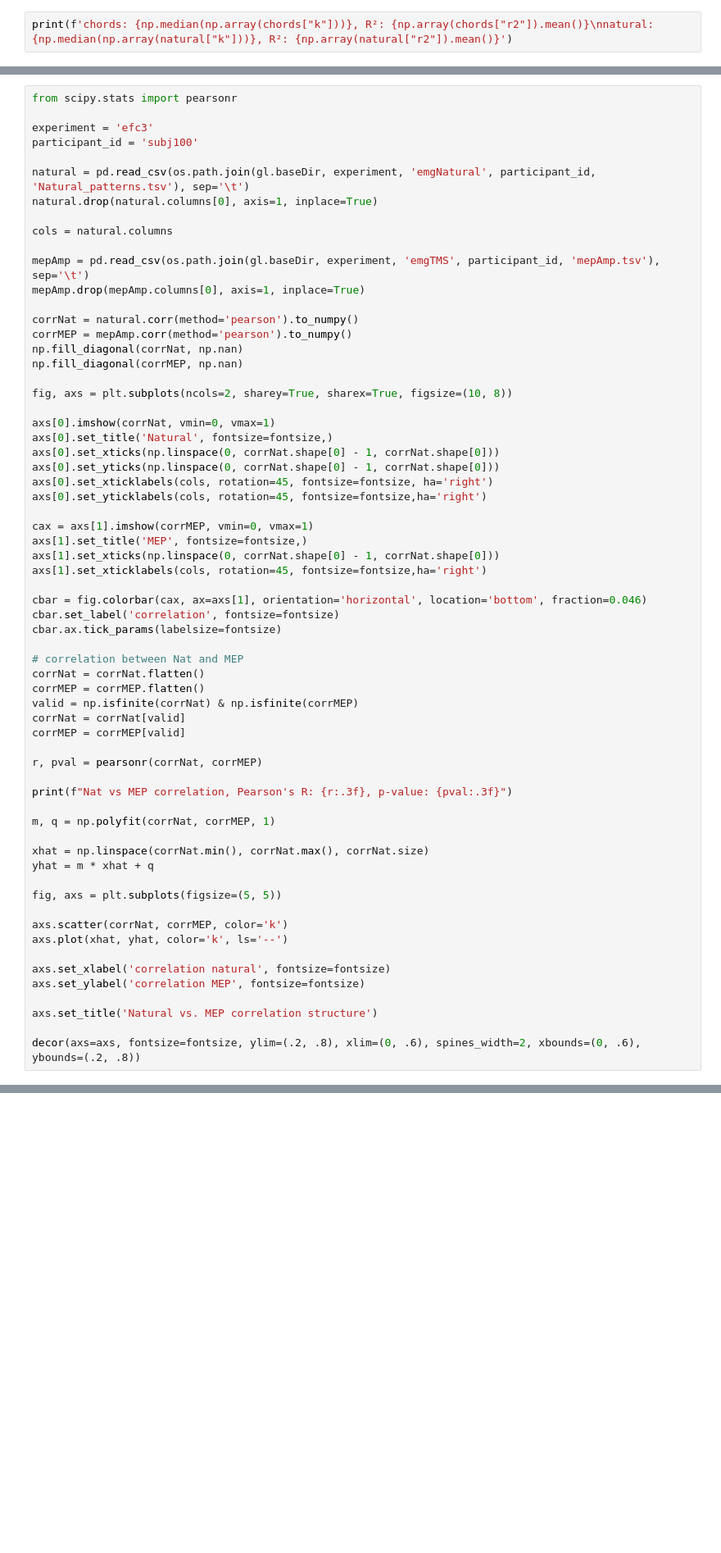
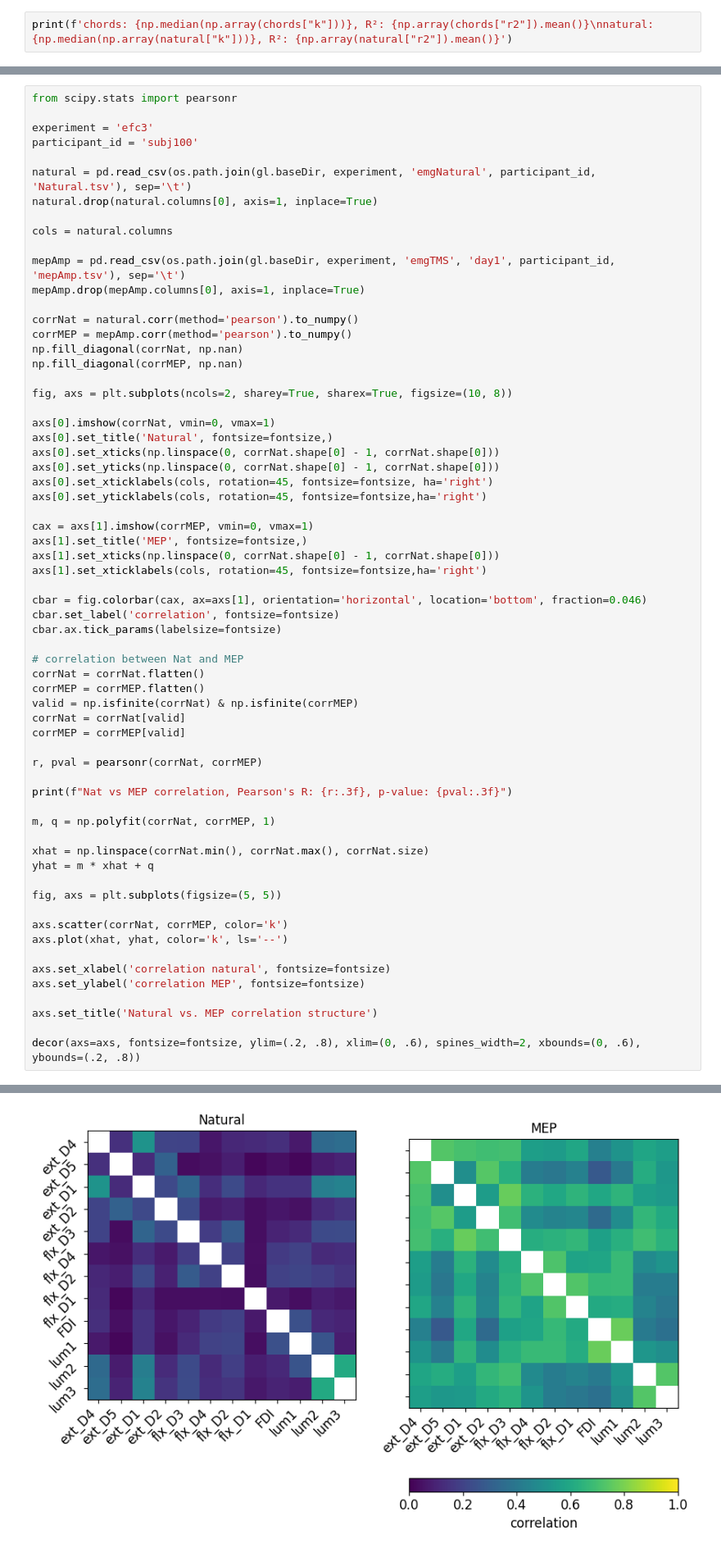
Before and after one commit to mnlmrc/extension-flexion-chords, a Jupyter notebook: notebooks/main.ipynb, the cells around one changed output, grey strips where cells are left out. Shown at 82% size. Drawn from its saved outputs; the diff is of its cells as text; blank space fills up the shorter version.

```diff
--- a/notebooks/main.ipynb
+++ b/notebooks/main.ipynb
@@ -1156,12 +1199,12 @@ from scipy.stats import pearsonr
 experiment = 'efc3'
 participant_id = 'subj100'
 
-natural = pd.read_csv(os.path.join(gl.baseDir, experiment, 'emgNatural', participant_id, 'Natural_patterns.tsv'), sep='\t')
+natural = pd.read_csv(os.path.join(gl.baseDir, experiment, 'emgNatural', participant_id, 'Natural.tsv'), sep='\t')
 natural.drop(natural.columns[0], axis=1, inplace=True)
 
 cols = natural.columns
 
-mepAmp = pd.read_csv(os.path.join(gl.baseDir, experiment, 'emgTMS', participant_id, 'mepAmp.tsv'), sep='\t')
+mepAmp = pd.read_csv(os.path.join(gl.baseDir, experiment, 'emgTMS', 'day1', participant_id, 'mepAmp.tsv'), sep='\t')
 mepAmp.drop(mepAmp.columns[0], axis=1, inplace=True)
 
 corrNat = natural.corr(method='pearson').to_numpy()
@@ -1214,3 +1257,4 @@ axs.set_ylabel('correlation MEP', fontsize=fontsize)
 axs.set_title('Natural vs. MEP correlation structure')
 
 decor(axs=axs, fontsize=fontsize, ylim=(.2, .8), xlim=(0, .6), spines_width=2, xbounds=(0, .6), ybounds=(.2, .8))
+# %% [output]
@@ -1216,0 +1262 @@ decor(axs=axs, fontsize=fontsize, ylim=(.2, .8), xlim=(0, .6), spines_width=2, x
+[figure, added]
```
Also changed, not shown: parts of 5 cells of this notebook, 2 other files.
